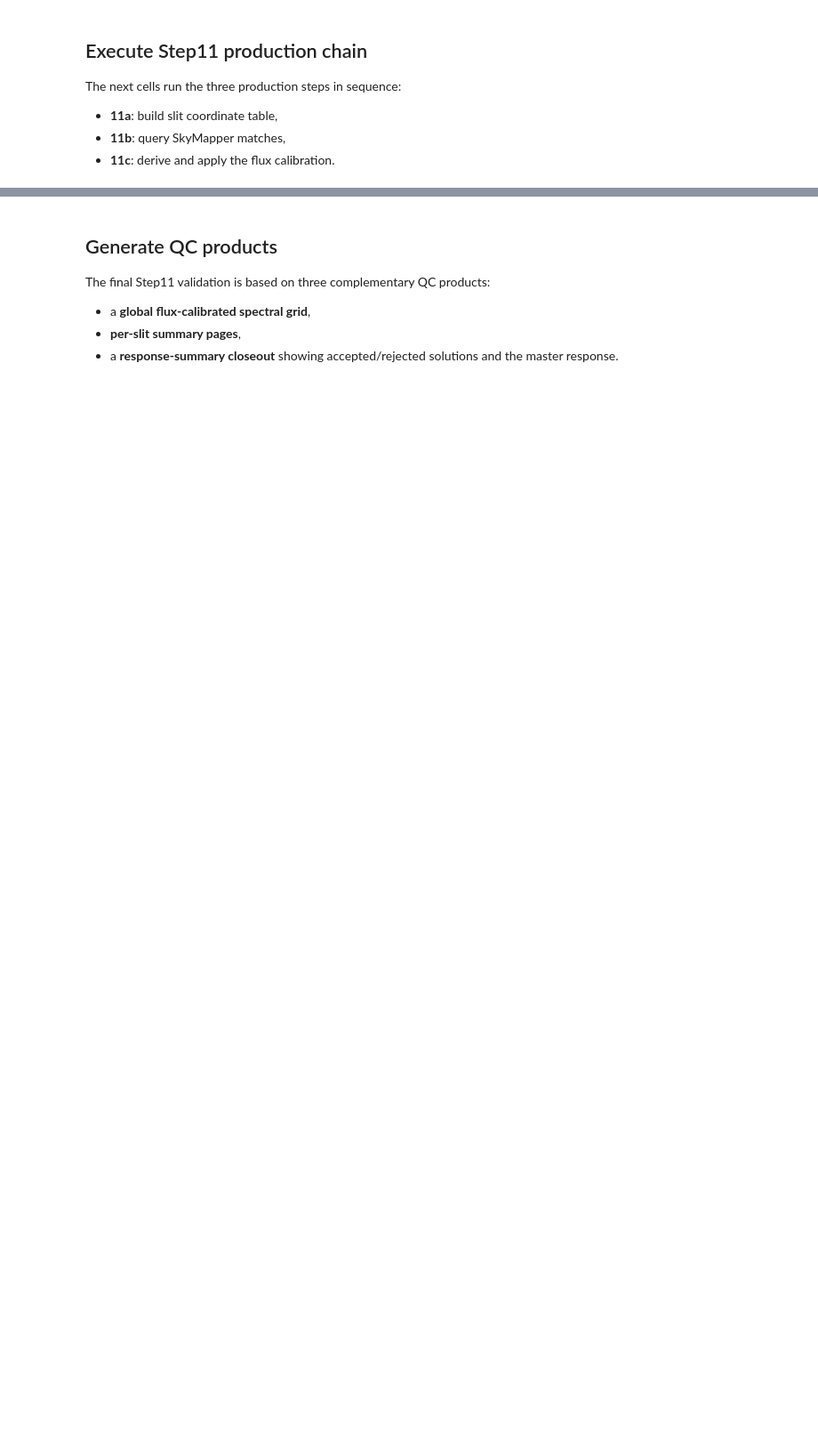
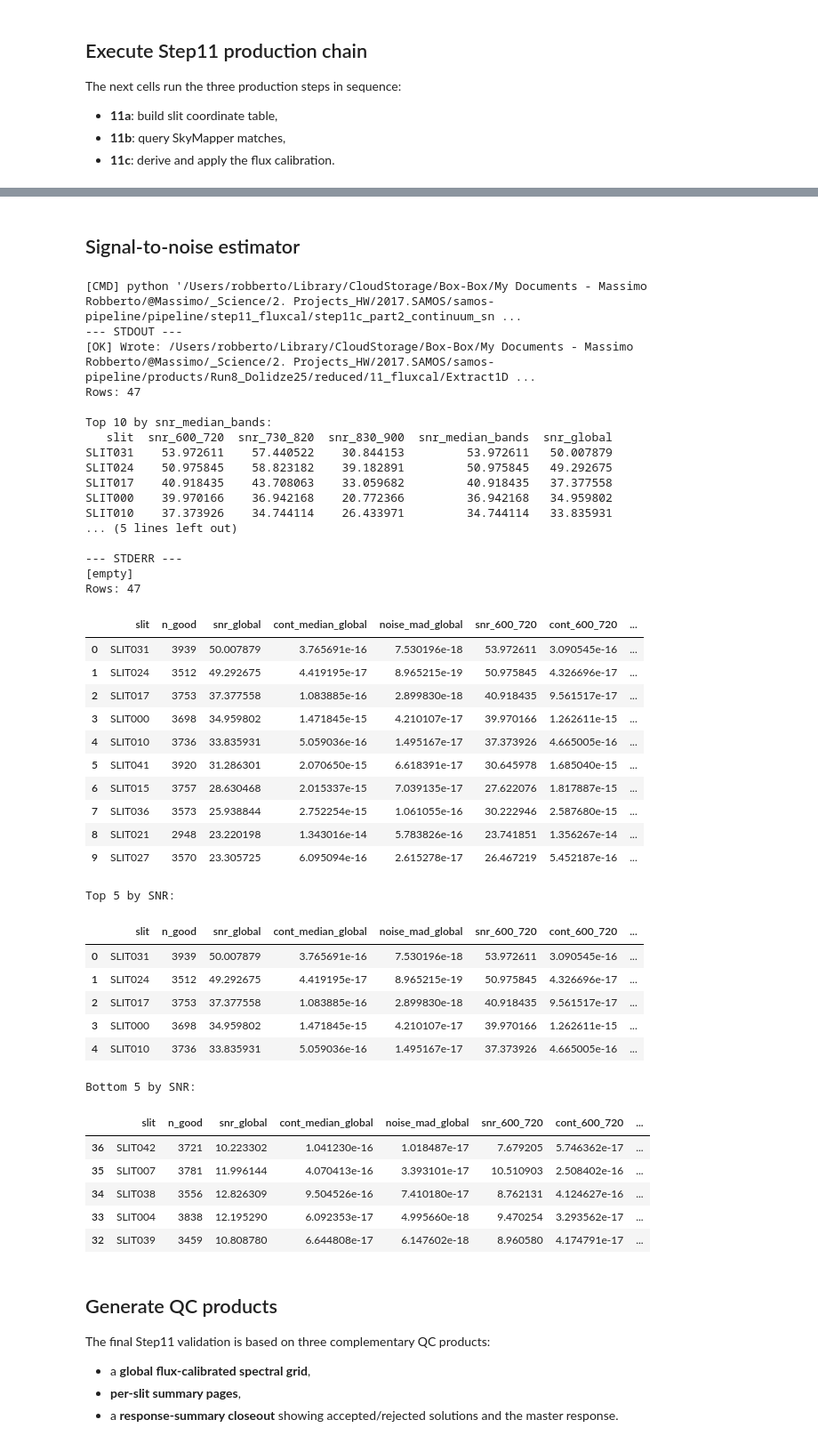
Before and after one commit to mrobberto/samos-pipeline, a Jupyter notebook: notebooks/step11_run_and_review_clean_final.ipynb, the cells around one changed output, grey strips where cells are left out. Shown at 89% size. Drawn from its saved outputs; the diff is of its cells as text; code cells hidden in the pictures; blank space fills up the shorter version.

```diff
--- a/notebooks/step11_run_and_review_clean_final.ipynb
+++ b/notebooks/step11_run_and_review_clean_final.ipynb
@@ -286,6 +330,79 @@ Missing                : 0
 
 --- STDERR ---
 [empty]
+# %% [markdown]
+## Signal-to-noise estimator
+# %%
+# ============================================================
+# Step11c part 2 — continuum S/N diagnostics
+# ============================================================
+
+if RUN_STEP11C_SNR:
+    assert OUTFILE.exists(), f"Missing Step11c output: {OUTFILE}"
+
+    run_cmd([
+        PYTHON,
+        STEP11C_SNR,
+        "--infile", OUTFILE,
+        "--outcsv", SNRCSV,
+    ])
+
+    if SNRCSV.exists():
+        snr = pd.read_csv(SNRCSV)
+        print("Rows:", len(snr))
+        display(snr.head(10))
+
+        # quick sanity: best and worst
+        print("\nTop 5 by SNR:")
+        display(snr.sort_values("snr_median_bands", ascending=False).head(5))
+
+        print("\nBottom 5 by SNR:")
+        display(snr.sort_values("snr_median_bands", ascending=True).head(5))
+else:
+    print("RUN_STEP11C_SNR = False -> skipped")
+# %% [output]
+[CMD] python '/Users/robberto/Library/CloudStorage/Box-Box/My Documents - Massimo Robberto/@Massimo/_Science/2. Projects_HW/2017.SAMOS/samos-pipeline/pipeline/step11_fluxcal/step11c_part2_continuum_sn ...
+--- STDOUT ---
+[OK] Wrote: /Users/robberto/Library/CloudStorage/Box-Box/My Documents - Massimo Robberto/@Massimo/_Science/2. Projects_HW/2017.SAMOS/samos-pipeline/products/Run8_Dolidze25/reduced/11_fluxcal/Extract1D ...
+Rows: 47
+
+Top 10 by snr_median_bands:
+   slit  snr_600_720  snr_730_820  snr_830_900  snr_median_bands  snr_global
+SLIT031    53.972611    57.440522    30.844153         53.972611   50.007879
+SLIT024    50.975845    58.823182    39.182891         50.975845   49.292675
+SLIT017    40.918435    43.708063    33.059682         40.918435   37.377558
+SLIT000    39.970166    36.942168    20.772366         36.942168   34.959802
+SLIT010    37.373926    34.744114    26.433971         34.744114   33.835931
+... (5 lines left out)
+
+--- STDERR ---
+[empty]
+Rows: 47
+|  | slit | n_good | snr_global | cont_median_global | noise_mad_global | snr_600_720 | cont_600_720 | ... |
+| 0 | SLIT031 | 3939 | 50.007879 | 3.765691e-16 | 7.530196e-18 | 53.972611 | 3.090545e-16 | ... |
+| 1 | SLIT024 | 3512 | 49.292675 | 4.419195e-17 | 8.965215e-19 | 50.975845 | 4.326696e-17 | ... |
+| 2 | SLIT017 | 3753 | 37.377558 | 1.083885e-16 | 2.899830e-18 | 40.918435 | 9.561517e-17 | ... |
+| 3 | SLIT000 | 3698 | 34.959802 | 1.471845e-15 | 4.210107e-17 | 39.970166 | 1.262611e-15 | ... |
+| 4 | SLIT010 | 3736 | 33.835931 | 5.059036e-16 | 1.495167e-17 | 37.373926 | 4.665005e-16 | ... |
+| 5 | SLIT041 | 3920 | 31.286301 | 2.070650e-15 | 6.618391e-17 | 30.645978 | 1.685040e-15 | ... |
+| 6 | SLIT015 | 3757 | 28.630468 | 2.015337e-15 | 7.039135e-17 | 27.622076 | 1.817887e-15 | ... |
+| 7 | SLIT036 | 3573 | 25.938844 | 2.752254e-15 | 1.061055e-16 | 30.222946 | 2.587680e-15 | ... |
+| 8 | SLIT021 | 2948 | 23.220198 | 1.343016e-14 | 5.783826e-16 | 23.741851 | 1.356267e-14 | ... |
+| 9 | SLIT027 | 3570 | 23.305725 | 6.095094e-16 | 2.615278e-17 | 26.467219 | 5.452187e-16 | ... |
+Top 5 by SNR:
+|  | slit | n_good | snr_global | cont_median_global | noise_mad_global | snr_600_720 | cont_600_720 | ... |
+| 0 | SLIT031 | 3939 | 50.007879 | 3.765691e-16 | 7.530196e-18 | 53.972611 | 3.090545e-16 | ... |
+| 1 | SLIT024 | 3512 | 49.292675 | 4.419195e-17 | 8.965215e-19 | 50.975845 | 4.326696e-17 | ... |
+| 2 | SLIT017 | 3753 | 37.377558 | 1.083885e-16 | 2.899830e-18 | 40.918435 | 9.561517e-17 | ... |
+| 3 | SLIT000 | 3698 | 34.959802 | 1.471845e-15 | 4.210107e-17 | 39.970166 | 1.262611e-15 | ... |
+| 4 | SLIT010 | 3736 | 33.835931 | 5.059036e-16 | 1.495167e-17 | 37.373926 | 4.665005e-16 | ... |
+Bottom 5 by SNR:
+|  | slit | n_good | snr_global | cont_median_global | noise_mad_global | snr_600_720 | cont_600_720 | ... |
+| 36 | SLIT042 | 3721 | 10.223302 | 1.041230e-16 | 1.018487e-17 | 7.679205 | 5.746362e-17 | ... |
+| 35 | SLIT007 | 3781 | 11.996144 | 4.070413e-16 | 3.393101e-17 | 10.510903 | 2.508402e-16 | ... |
+| 34 | SLIT038 | 3556 | 12.826309 | 9.504526e-16 | 7.410180e-17 | 8.762131 | 4.124627e-16 | ... |
+| 33 | SLIT004 | 3838 | 12.195290 | 6.092353e-17 | 4.995660e-18 | 9.470254 | 3.293562e-17 | ... |
+| 32 | SLIT039 | 3459 | 10.808780 | 6.644808e-17 | 6.147602e-18 | 8.960580 | 4.174791e-17 | ... |
 # %% [markdown]
 ## Generate QC products
 
```
Also changed, not shown: parts of 24 cells of this notebook, 58 other files.
